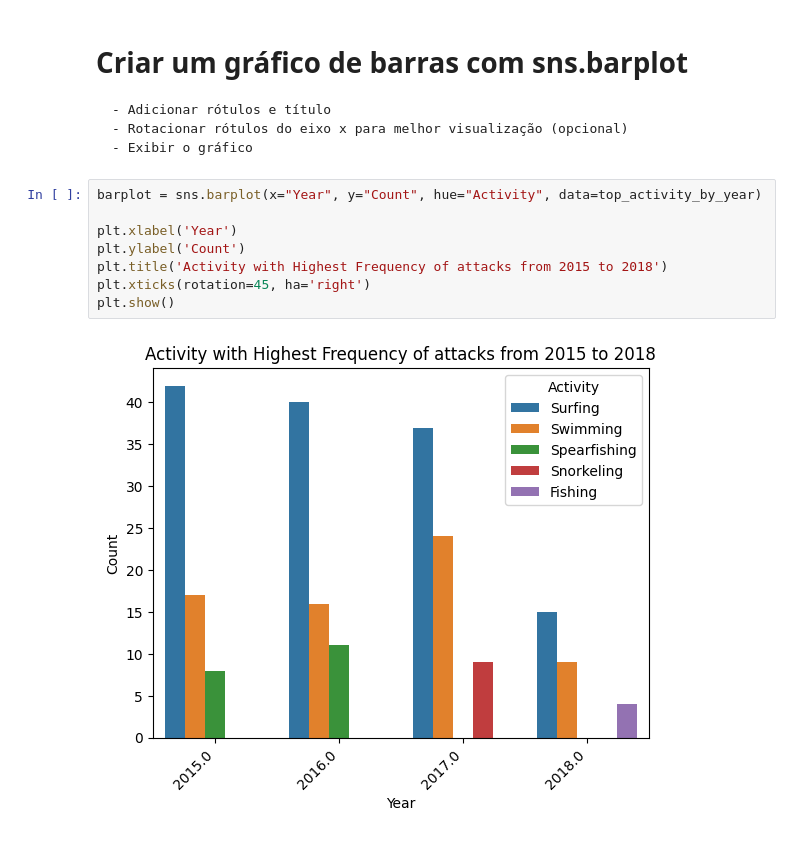
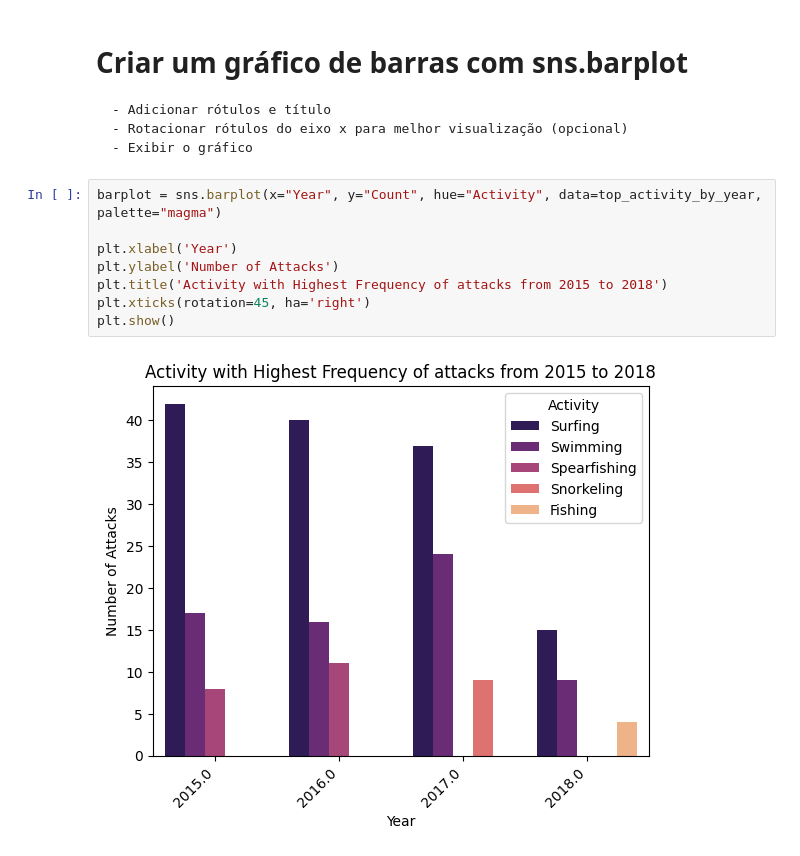
Before and after one commit to leoolessa/Project-one, a Jupyter notebook: test.ipynb, the cells around one changed output. Saved outputs shown, nothing was run; the diff lists cells and outputs as text.

```diff
--- a/test.ipynb
+++ b/test.ipynb
@@ -217,12 +218,12 @@ top_activity_by_year
     - Rotacionar rótulos do eixo x para melhor visualização (opcional)
     - Exibir o gráfico
 # %%
-barplot = sns.barplot(x="Year", y="Count", hue="Activity", data=top_activity_by_year)
+barplot = sns.barplot(x="Year", y="Count", hue="Activity", data=top_activity_by_year, palette="magma")
 
 plt.xlabel('Year')
-plt.ylabel('Count')
+plt.ylabel('Number of Attacks')
 plt.title('Activity with Highest Frequency of attacks from 2015 to 2018')
 plt.xticks(rotation=45, ha='right')
 plt.show()
 # %% [output]
-[figure, old version]
+[figure, new version]
```
Also changed, not shown: parts of 25 cells of this notebook, 9 other files.
